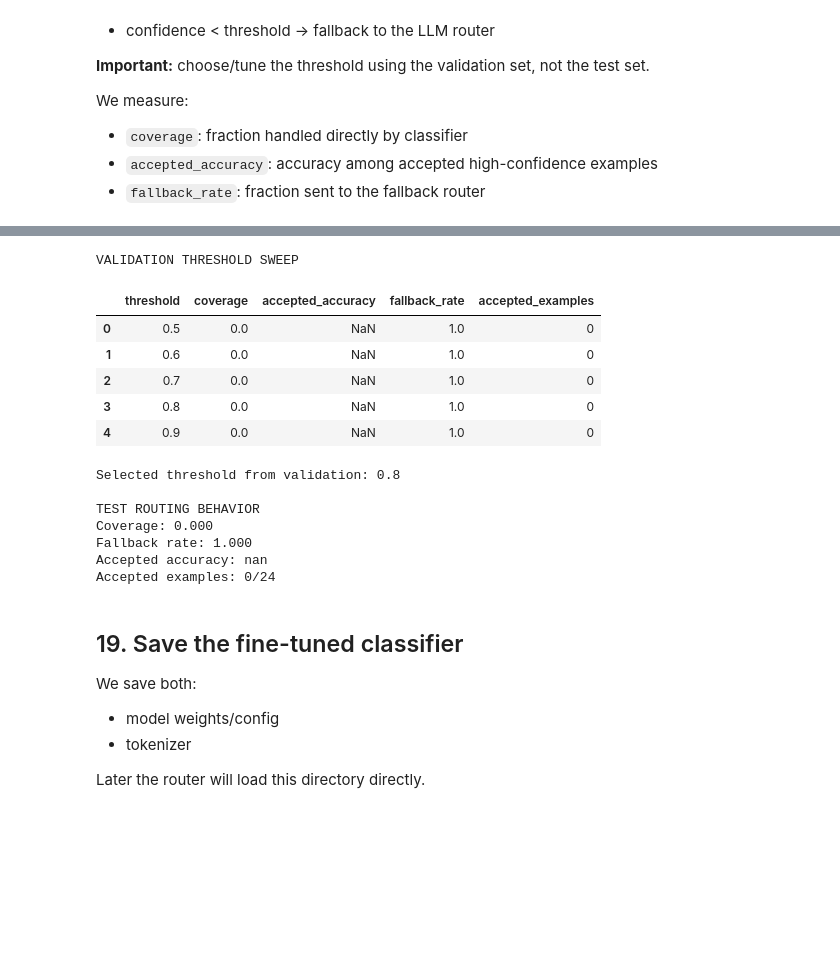
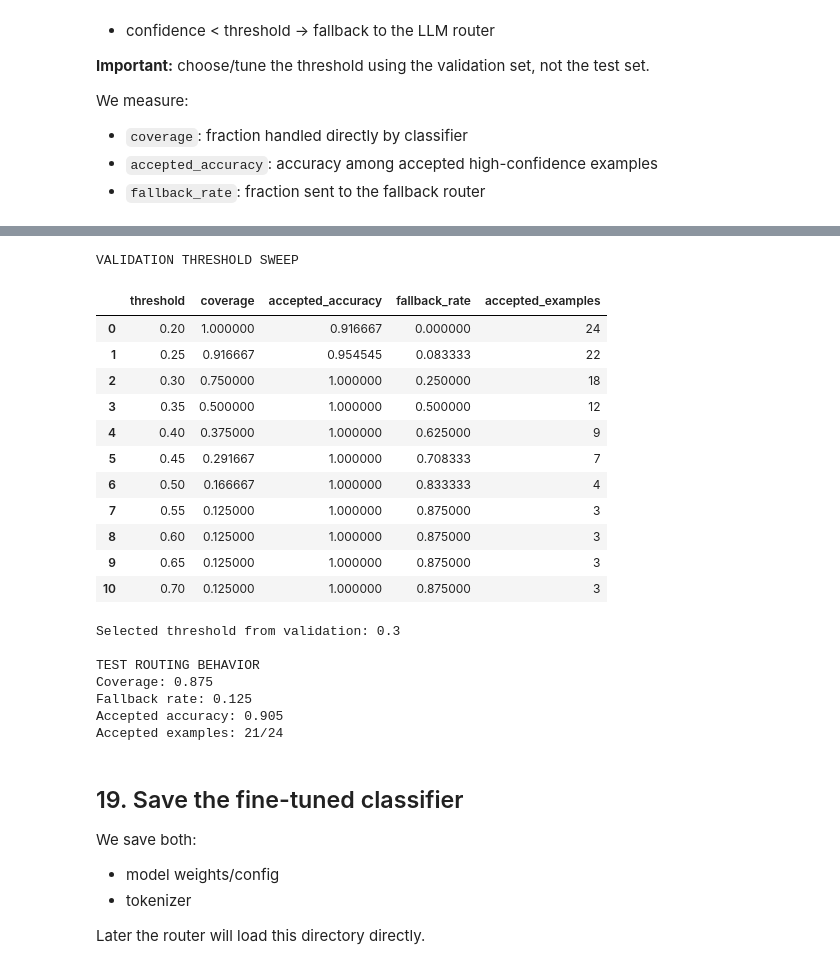
Before and after one commit to LamaAlghailan/multi-model-agentic-support, a Jupyter notebook: 01_Model_A_Intent_Classifier.ipynb, the cells around one changed output, grey strips where cells are left out. Drawn from its saved outputs; the diff is of its cells as text; code cells hidden in the pictures; blank space fills up the shorter version.

```diff
--- a/01_Model_A_Intent_Classifier.ipynb
+++ b/01_Model_A_Intent_Classifier.ipynb
@@ -653,13 +652,13 @@ args_a = TrainingArguments(
 
     learning_rate=2e-5,
     lr_scheduler_type="linear",
-    warmup_steps=9,
+    warmup_steps=18,
     weight_decay=0.01,
 
     per_device_train_batch_size=8,
     per_device_eval_batch_size=8,
 
-    num_train_epochs=5,
+    num_train_epochs=10,
 
     eval_strategy="epoch",
     save_strategy="epoch",
@@ -677,7 +676,6 @@ args_a = TrainingArguments(
     report_to="none",
     seed=SEED,
 )
-
 trainer_a = Trainer(
     model=model_a,
     args=args_a,
@@ -980,7 +980,11 @@ val_preds = val_probs.argmax(axis=1)
 
 threshold_rows = []
 
-candidate_thresholds = [0.50, 0.60, 0.70, 0.80, 0.90]
+candidate_thresholds = [
+    0.20, 0.25, 0.30, 0.35,
+    0.40, 0.45, 0.50, 0.55,
+    0.60, 0.65, 0.70
+]
 
 for threshold in candidate_thresholds:
     accepted = val_confidences >= threshold
@@ -988,7 +992,10 @@ for threshold in candidate_thresholds:
     fallback_rate = 1.0 - coverage
 
     if accepted.sum() > 0:
-        accepted_accuracy = accuracy_score(val_true[accepted], val_preds[accepted])
+        accepted_accuracy = accuracy_score(
+            val_true[accepted],
+            val_preds[accepted]
+        )
     else:
         accepted_accuracy = np.nan
 
@@ -1001,63 +1008,92 @@ for threshold in candidate_thresholds:
     })
 
 threshold_df = pd.DataFrame(threshold_rows)
+
 print("VALIDATION THRESHOLD SWEEP")
 display(threshold_df)
 
-# Example measured policy:
-# Prefer the highest accepted accuracy while keeping at least 50% coverage.
+
+# 2) Select threshold using VALIDATION only
+
+MIN_ACCEPTED_ACCURACY = 0.90
+MIN_COVERAGE = 0.30
+
 eligible = threshold_df[
-    (threshold_df["coverage"] >= 0.50) &
+    (threshold_df["accepted_accuracy"] >= MIN_ACCEPTED_ACCURACY) &
+    (threshold_df["coverage"] >= MIN_COVERAGE) &
     (threshold_df["accepted_examples"] > 0)
 ].copy()
 
 if len(eligible) > 0:
     eligible = eligible.sort_values(
+    ["accepted_accuracy", "coverage"],
+    ascending=[False, False],
+)
+
+    selected_threshold = float(
+        eligible.iloc[0]["threshold"]
+    )
+
+else:
+    fallback_candidates = threshold_df[
+        threshold_df["accepted_examples"] > 0
+    ].copy()
+
+    fallback_candidates = fallback_candidates.sort_values(
         ["accepted_accuracy", "coverage"],
         ascending=[False, False],
     )
-    selected_threshold = float(eligible.iloc[0]["threshold"])
-else:
-    selected_threshold = 0.80
+
+    selected_threshold = float(
+        fallback_candidates.iloc[0]["threshold"]
+    )
 
 print("\nSelected threshold from validation:", selected_threshold)
 
-# 2) Verify the already-selected threshold on TEST data
+
+# 3) Verify selected threshold on TEST data
+
 test_probs = torch.softmax(torch.tensor(test_logits), dim=-1).numpy()
 test_confidences = test_probs.max(axis=1)
 test_preds = test_probs.argmax(axis=1)
 
 test_accepted = test_confidences >= selected_threshold
 
 if test_accepted.sum() > 0:
     test_accepted_accuracy = accuracy_score(
         y_true[test_accepted],
         test_preds[test_accepted],
     )
 else:
     test_accepted_accuracy = np.nan
 
 print("\nTEST ROUTING BEHAVIOR")
 print(f"Coverage: {test_accepted.mean():.3f}")
 print(f"Fallback rate: {1 - test_accepted.mean():.3f}")
 print(f"Accepted accuracy: {test_accepted_accuracy:.3f}")
 print(f"Accepted examples: {int(test_accepted.sum())}/{len(y_true)}")
 # %% [output]
 [interactive output not drawn]
 VALIDATION THRESHOLD SWEEP
 |  | threshold | coverage | accepted_accuracy | fallback_rate | accepted_examples |
-| 0 | 0.5 | 0.0 | NaN | 1.0 | 0 |
-| 1 | 0.6 | 0.0 | NaN | 1.0 | 0 |
-| 2 | 0.7 | 0.0 | NaN | 1.0 | 0 |
-| 3 | 0.8 | 0.0 | NaN | 1.0 | 0 |
-| 4 | 0.9 | 0.0 | NaN | 1.0 | 0 |
+| 0 | 0.20 | 1.000000 | 0.916667 | 0.000000 | 24 |
+| 1 | 0.25 | 0.916667 | 0.954545 | 0.083333 | 22 |
+| 2 | 0.30 | 0.750000 | 1.000000 | 0.250000 | 18 |
+| 3 | 0.35 | 0.500000 | 1.000000 | 0.500000 | 12 |
+| 4 | 0.40 | 0.375000 | 1.000000 | 0.625000 | 9 |
+| 5 | 0.45 | 0.291667 | 1.000000 | 0.708333 | 7 |
+| 6 | 0.50 | 0.166667 | 1.000000 | 0.833333 | 4 |
+| 7 | 0.55 | 0.125000 | 1.000000 | 0.875000 | 3 |
+| 8 | 0.60 | 0.125000 | 1.000000 | 0.875000 | 3 |
+| 9 | 0.65 | 0.125000 | 1.000000 | 0.875000 | 3 |
+| 10 | 0.70 | 0.125000 | 1.000000 | 0.875000 | 3 |
-Selected threshold from validation: 0.8
+Selected threshold from validation: 0.3
 
 TEST ROUTING BEHAVIOR
-Coverage: 0.000
-Fallback rate: 1.000
-Accepted accuracy: nan
-Accepted examples: 0/24
+Coverage: 0.875
+Fallback rate: 0.125
+Accepted accuracy: 0.905
+Accepted examples: 21/24
 # %% [markdown]
 ## 19. Save the fine-tuned classifier
 
```
Also changed, not shown: parts of 16 cells of this notebook.
